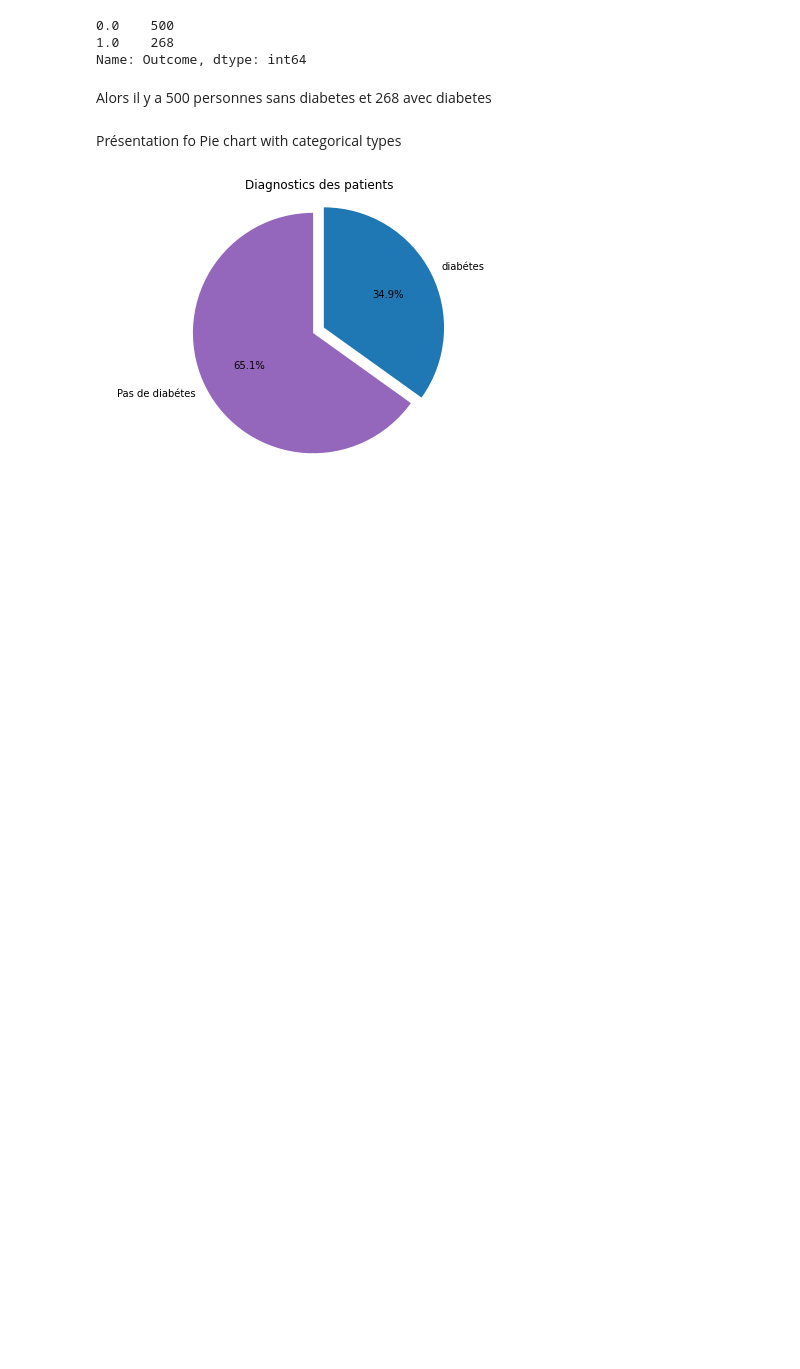
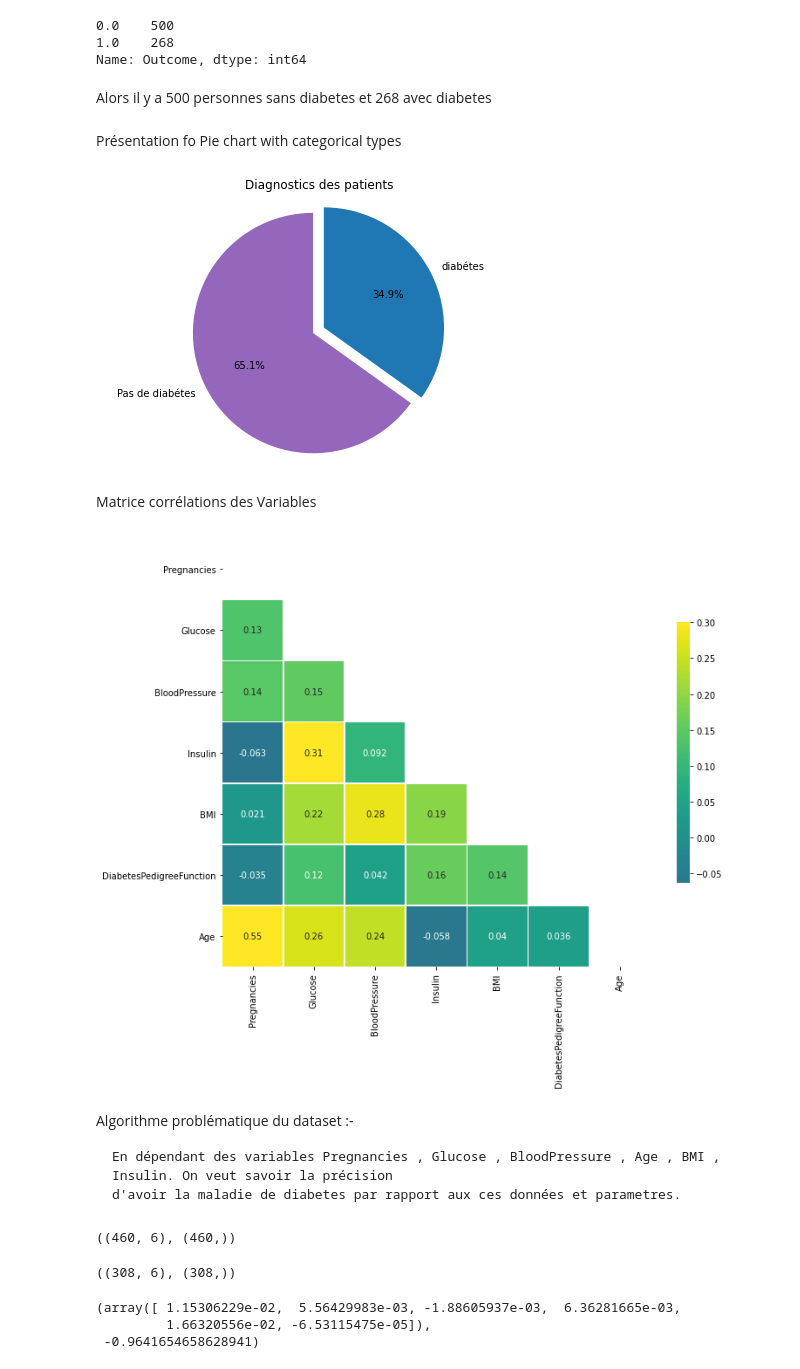
Before and after one commit to Mohamed-Khalil67/Machine-Learning-Mini-Project, a Jupyter notebook: Diabetes.ipynb, the cells around one changed output. Cells and saved outputs as stored; diff of their text form; code cells hidden in the pictures; blank space fills up the shorter version.

```diff
--- a/Diabetes.ipynb
+++ b/Diabetes.ipynb
@@ -143,3 +153,25 @@ ax2.set_title("Diagnostics des patients")
 plt.show()
 # %% [output]
 [figure]
+# %% [markdown]
+Matrice corrélations des Variables
+# %%
+data_corr=pd.DataFrame(data,columns=['Pregnancies', 'Glucose', 'BloodPressure', 'Insulin','BMI','DiabetesPedigreeFunction', 'Age'])
+
+corr=data_corr.corr()
+corr_map=sea.color_palette("viridis",as_cmap=True)
+
+mask = np.zeros_like(corr, dtype=np.bool)
+mask[np.triu_indices_from(mask)] = True
+
+f, ax = plt.subplots(figsize=(11, 11))
+sea.heatmap(corr, mask=mask, cmap=corr_map, vmax=.3, center=0,annot = True,
+            square=True, linewidths=.5, cbar_kws={"shrink": .5})
+plt.show()
+# %% [output]
+[figure, added]
+# %% [markdown]
+Algorithme problématique du dataset :-
+
+    En dépendant des variables Pregnancies , Glucose , BloodPressure , Age , BMI , Insulin. On veut savoir la précision
+    d'avoir la maladie de diabetes par rapport aux ces données et parametres.
@@ -145,0 +186,8 @@ plt.show()
+# %%
+X_train.shape, y_train.shape
+# %% [output]
+((460, 6), (460,))
+# %%
+X_test.shape, y_test.shape
+# %% [output]
+((308, 6), (308,))
@@ -145,0 +197,6 @@ plt.show()
+# %%
+model.coef_ , model.intercept_
+# %% [output]
+(array([ 1.15306229e-02,  5.56429983e-03, -1.88605937e-03,  6.36281665e-03,
+         1.66320556e-02, -6.53115475e-05]),
+ -0.9641654658628941)
```
Also changed, not shown: parts of 12 cells of this notebook, 1 other file.
